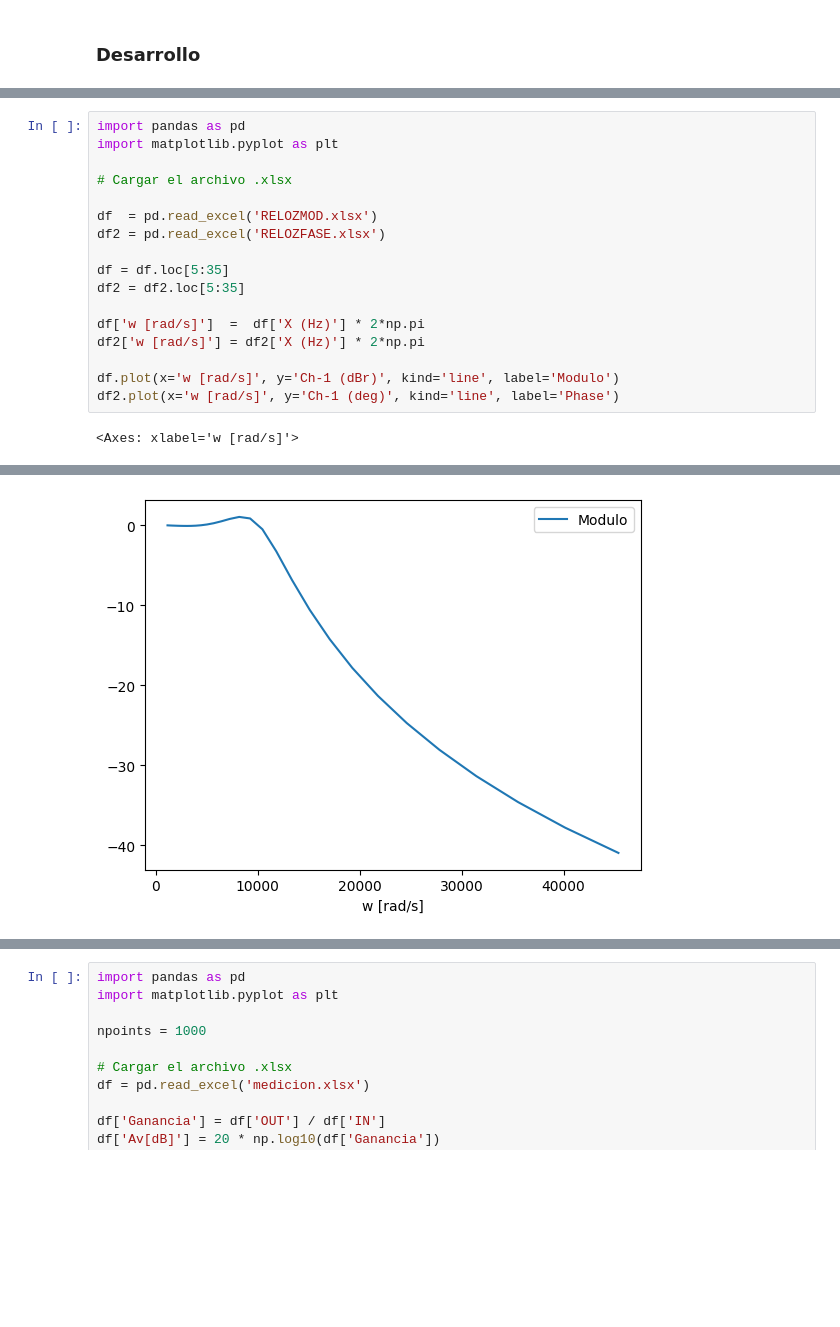
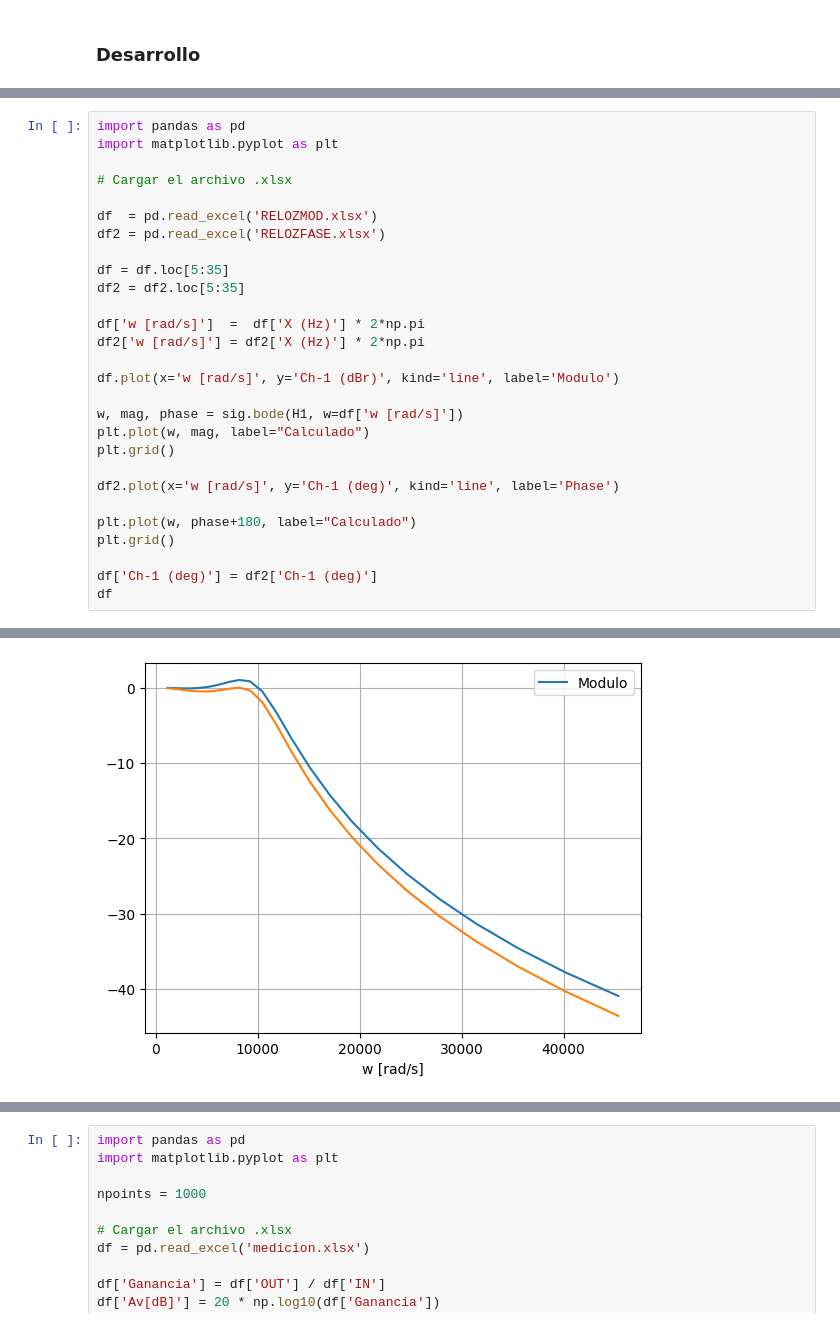
Before and after one commit to velazquezlautaro12303/UTN-FRBA-Lautaro-Velazquez, a Jupyter notebook: main.ipynb, the cells around one changed output, grey strips where cells are left out. Cells and saved outputs as stored; diff of their text form; blank space fills up the shorter version.

```diff
--- a/main.ipynb
+++ b/main.ipynb
@@ -118,6 +118,16 @@ df['w [rad/s]']  =  df['X (Hz)'] * 2*np.pi
 df2['w [rad/s]'] = df2['X (Hz)'] * 2*np.pi
 
 df.plot(x='w [rad/s]', y='Ch-1 (dBr)', kind='line', label='Modulo')
+
+w, mag, phase = sig.bode(H1, w=df['w [rad/s]'])
+plt.plot(w, mag, label="Calculado")
+plt.grid()
+
 df2.plot(x='w [rad/s]', y='Ch-1 (deg)', kind='line', label='Phase')
+
+plt.plot(w, phase+180, label="Calculado")
+plt.grid()
+
+df['Ch-1 (deg)'] = df2['Ch-1 (deg)']
+df
 # %% [output]
-<Axes: xlabel='w [rad/s]'>
@@ -124 +151 @@ df2.plot(x='w [rad/s]', y='Ch-1 (deg)', kind='line', label='Phase')
-[figure, old version]
+[figure, new version]
```
Also changed, not shown: parts of 2 cells of this notebook, 12 other files.
